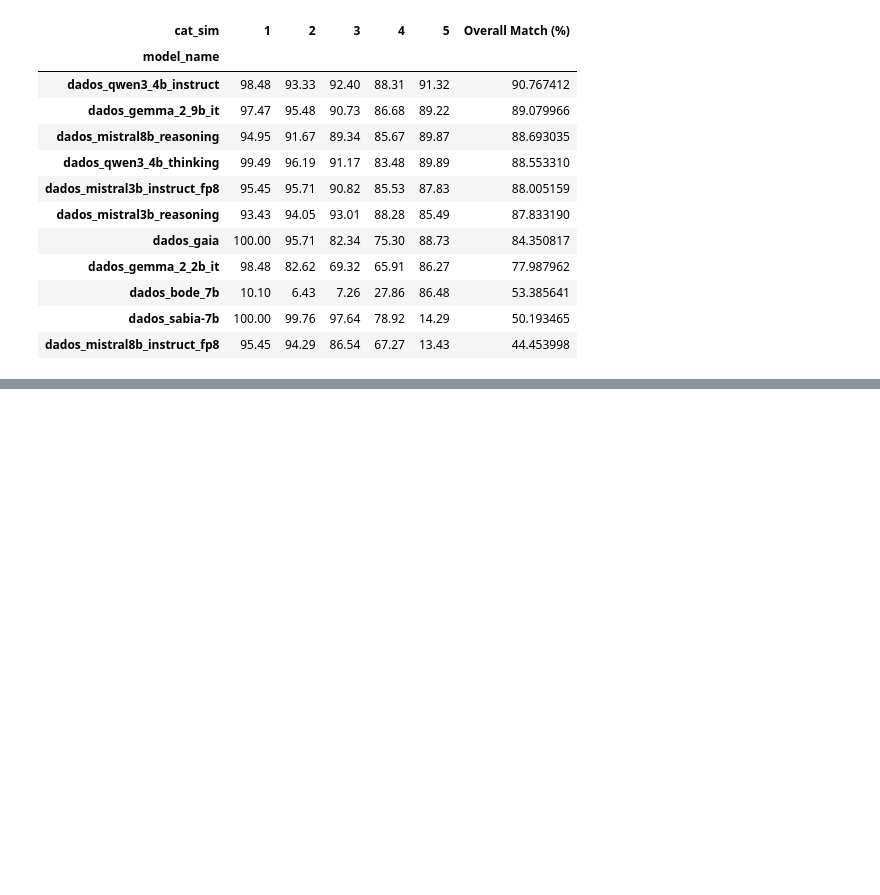
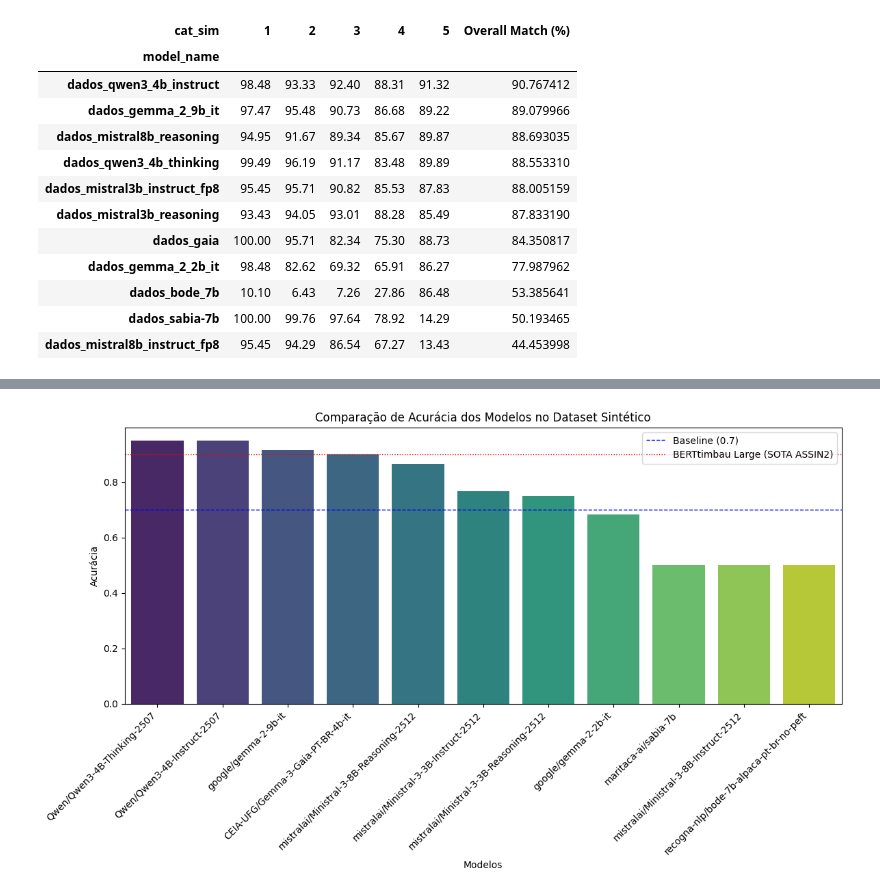
Before and after one commit to mancinigabriel/tcc-pece-assin2-llm-challenges, a Jupyter notebook: notebooks/analise_dados.ipynb, the cells around one changed output, grey strips where cells are left out. Saved outputs shown, nothing was run; the diff lists cells and outputs as text; code cells hidden in the pictures; blank space fills up the shorter version.

```diff
--- a/notebooks/analise_dados.ipynb
+++ b/notebooks/analise_dados.ipynb
@@ -322,0 +410,54 @@ Comparative Analysis of Match by Cat_Sim Type (in %):
+# %%
+df_execution = pd.json_normalize(df_logs['execution'])
+df_generation = pd.json_normalize(df_logs['generation'])
+df_metrics_main = pd.json_normalize(df_logs['metrics'])
+
+df_execution.columns = ['execution_' + col for col in df_execution.columns]
+df_generation.columns = ['generation_' + col for col in df_generation.columns]
+df_metrics_main.columns = ['metrics_' + col for col in df_metrics_main.columns]
+
+df_logs = pd.concat([
+    df_logs.drop(columns=['execution', 'generation', 'metrics']),
+    df_execution,
+    df_generation,
+    df_metrics_main
+], axis=1)
+# %%
+import matplotlib.pyplot as plt
+import seaborn as sns
+import pandas as pd
+import numpy as np
+
+# Sort the extended DataFrame by accuracy for visualization
+df_logs_sorted_extended = df_logs.sort_values(by='metrics_acurácia_df_sintetico', ascending=False)
+
+# Define a custom color palette for highlighting 'Bertimbau'
+# Generate viridis colors for all bars based on their sorted order
+total_bars = len(df_logs_sorted_extended)
+viridis_colors_map = sns.color_palette('viridis', n_colors=total_bars)
+
+
+plt.figure(figsize=(12, 7))
+sns.barplot(
+    x='model',
+    y='metrics_acurácia_df_sintetico',
+    data=df_logs_sorted_extended,
+    hue='model', # Assign x variable to hue to suppress FutureWarning
+    palette=viridis_colors_map, # Use the custom color list
+    legend=False # Set legend to False as suggested by FutureWarning
+)
+
+# Reference lines
+plt.axhline(y=0.7, color='blue', linestyle='--', linewidth=1.0, label='Baseline (0.7)')
+plt.axhline(y=0.9, color='red', linestyle=':', linewidth=1.0, label='BERTtimbau Large (SOTA ASSIN2)')
+
+plt.xlabel('Modelos')
+plt.ylabel('Acurácia')
+plt.title('Comparação de Acurácia dos Modelos no Dataset Sintético') # Updated title
+plt.xticks(rotation=45, ha='right')
+
+plt.legend()
+plt.tight_layout()
+plt.show()
+# %% [output]
+[figure, added]
```
Also changed, not shown: parts of 9 cells of this notebook.
